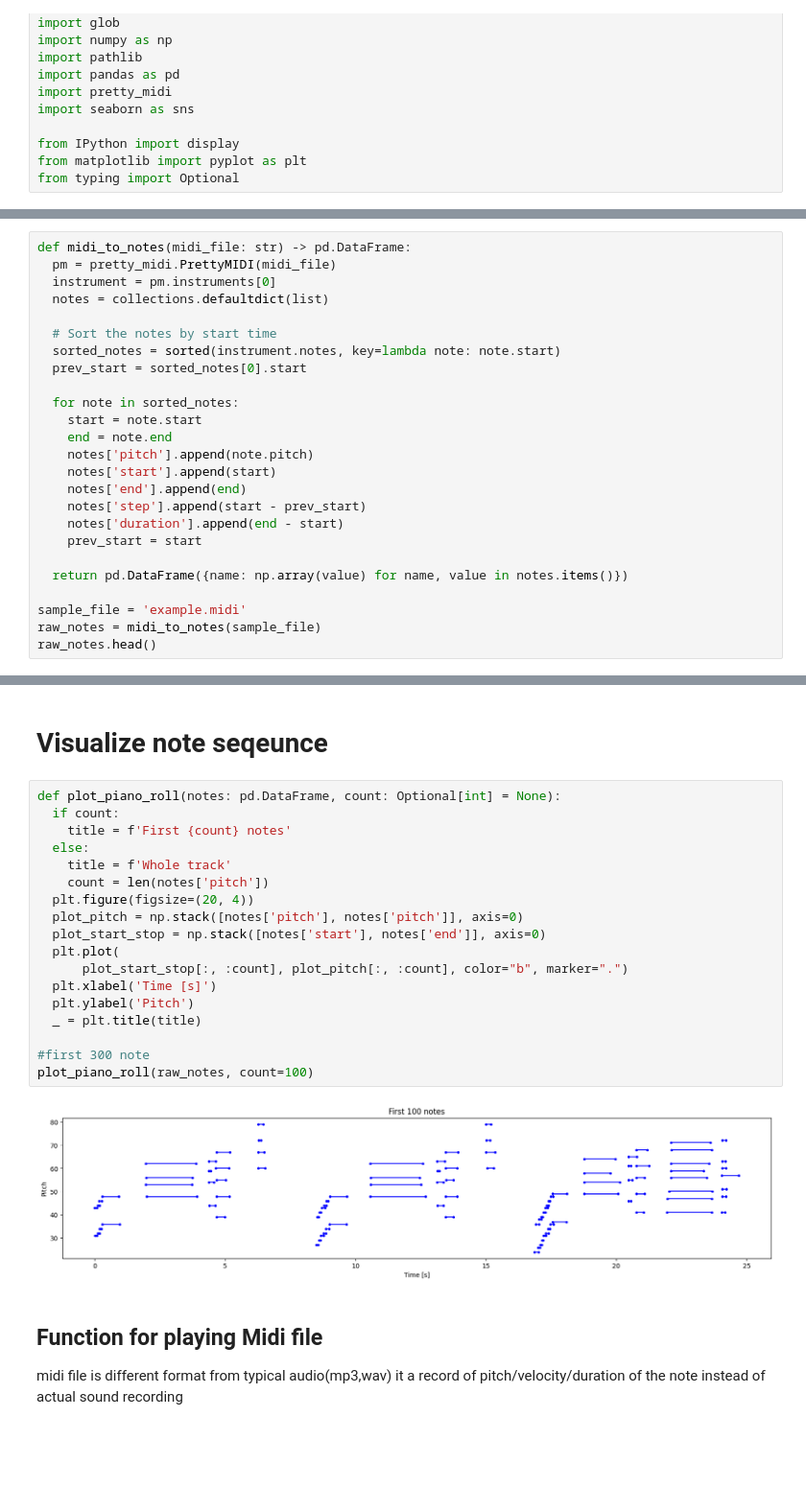
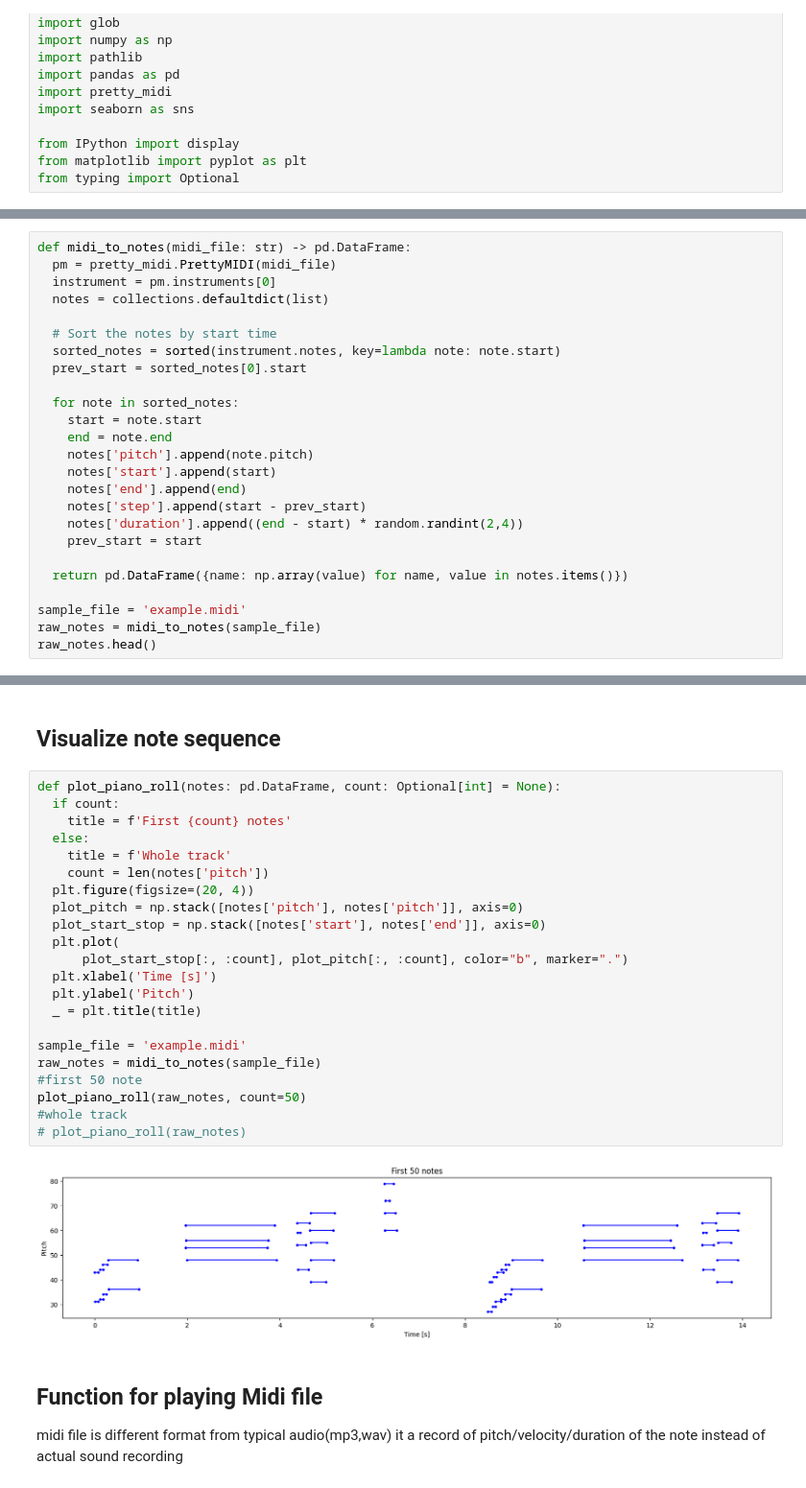
Before and after one commit to YowaneSan/AIG220, a Jupyter notebook: proj3/Project_3.ipynb, the cells around one changed output, grey strips where cells are left out. Shown at 96% size. Saved outputs shown, nothing was run; the diff lists cells and outputs as text; blank space fills up the shorter version.

```diff
--- a/proj3/Project_3.ipynb
+++ b/proj3/Project_3.ipynb
@@ -77,7 +77,7 @@ def midi_to_notes(midi_file: str) -> pd.DataFrame:
     notes['start'].append(start)
     notes['end'].append(end)
     notes['step'].append(start - prev_start)
-    notes['duration'].append(end - start)
+    notes['duration'].append((end - start) * random.randint(2,4))
     prev_start = start
 
   return pd.DataFrame({name: np.array(value) for name, value in notes.items()})
@@ -95,25 +95,29 @@ raw_notes.head()
 # %% [markdown]
-# Visualize note seqeunce
+## Visualize note sequence
 # %%
 def plot_piano_roll(notes: pd.DataFrame, count: Optional[int] = None):
   if count:
     title = f'First {count} notes'
   else:
     title = f'Whole track'
     count = len(notes['pitch'])
   plt.figure(figsize=(20, 4))
   plot_pitch = np.stack([notes['pitch'], notes['pitch']], axis=0)
   plot_start_stop = np.stack([notes['start'], notes['end']], axis=0)
   plt.plot(
       plot_start_stop[:, :count], plot_pitch[:, :count], color="b", marker=".")
   plt.xlabel('Time [s]')
   plt.ylabel('Pitch')
   _ = plt.title(title)
 
-#first 300 note
-plot_piano_roll(raw_notes, count=100)
+sample_file = 'example.midi'
+raw_notes = midi_to_notes(sample_file)
+#first 50 note
+plot_piano_roll(raw_notes, count=50)
+#whole track
+# plot_piano_roll(raw_notes)
 # %% [output]
-[figure, old version]
+[figure, new version]
 # %% [markdown]
 ## Function for playing Midi file
 midi file is different format from typical audio(mp3,wav) it a record of pitch/velocity/duration of the note instead of actual sound recording
```
Also changed, not shown: parts of 24 cells of this notebook.
